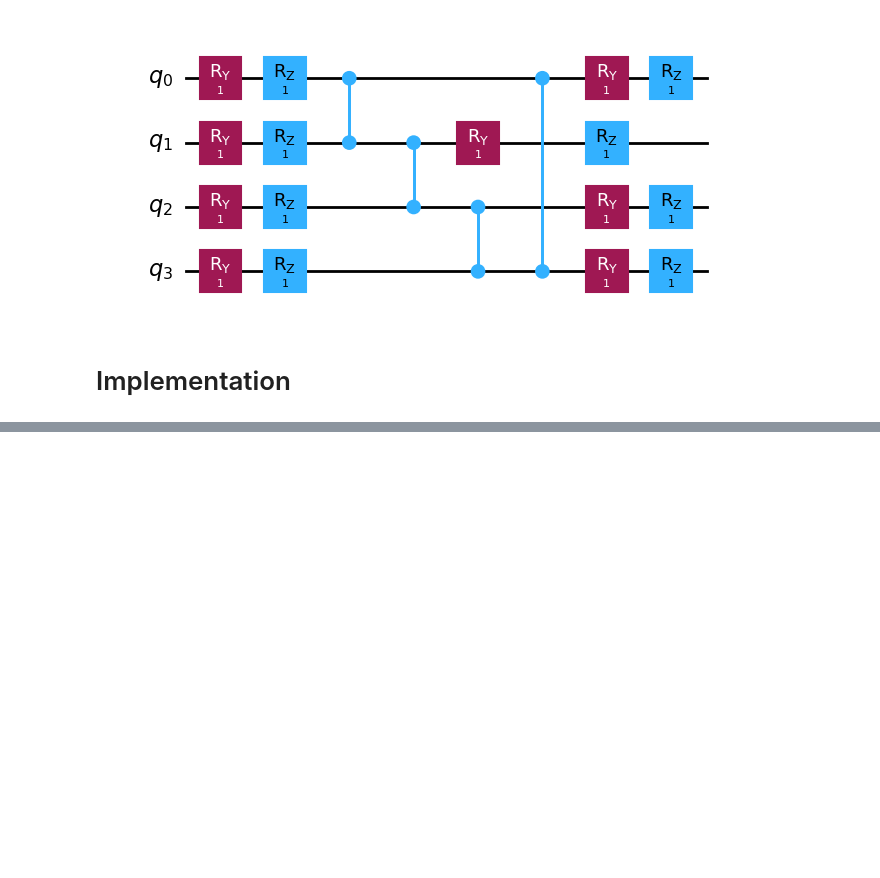
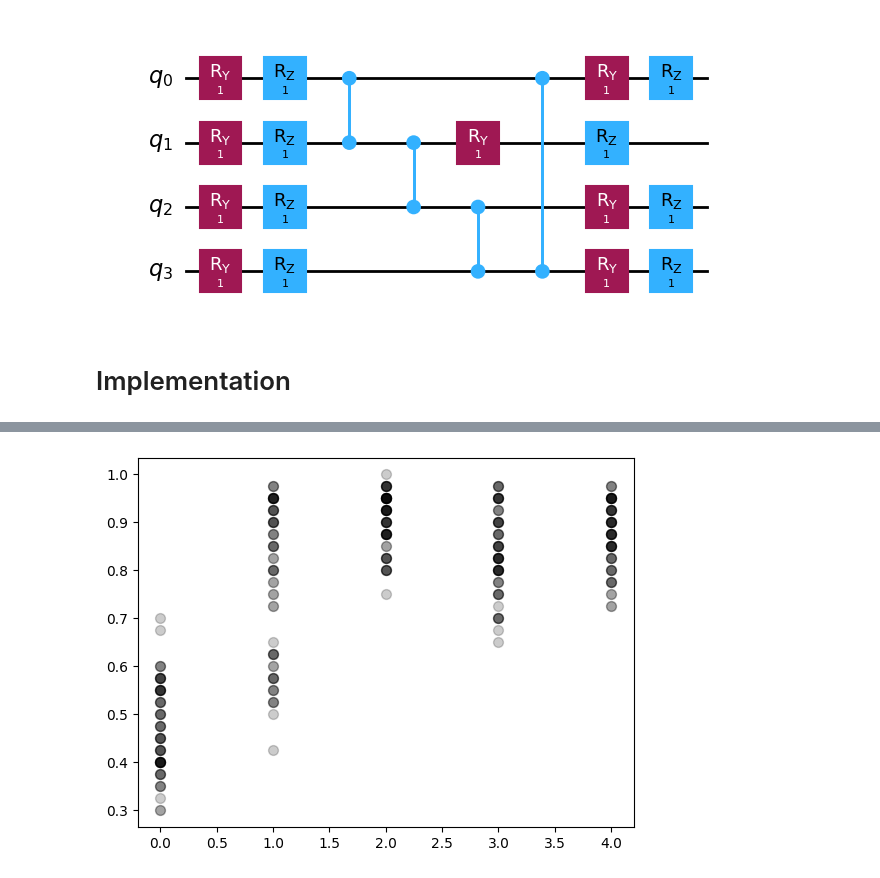
Before and after one commit to mtv47/bachelor-project, a Jupyter notebook: project.ipynb, the cells around one changed output, grey strips where cells are left out. Saved outputs shown, nothing was run; the diff lists cells and outputs as text; code cells hidden in the pictures; blank space fills up the shorter version.

```diff
--- a/project.ipynb
+++ b/project.ipynb
@@ -331,6 +336,6 @@ def classification_phase(test_features, test_labels, theta_optimal, reps_feature
 # %%
 def run_plot():
-    train_features, train_labels, test_features, test_labels = ad_hoc_data(
+    train_features, train_labels, test_features, test_labels, _ = ad_hoc_data(
         training_size=40, test_size=800, n=2, gap=0.3, one_hot=False, include_sample_total=True
     )
     train_labels = np.where(train_labels == 0, -1, 1)
@@ -339,12 +344,18 @@ def run_plot():
     success_rates = []
 
     for reps_thetas in range(5):
-        theta_optimal, loss_list = training_phase(train_features, train_labels, 2, reps_thetas)
+        theta_optimal, loss_list = training_phase(train_features, train_labels, reps_thetas)
 
         for i in range(20):
-            used_test_features = test_features[i*40:(i+1)*40]
-            used_test_labels = test_labels[i*40:(i+1)*40]
-            predict_labels, success_rate = classification_phase(used_test_features, used_test_labels, theta_optimal, 2, reps_thetas)
+            used_test_features = np.concatenate((test_features[i*20:(i+1)*20], test_features[400+i*20:400+(i+1)*20]))
+            used_test_labels = np.concatenate((test_labels[i*20:(i+1)*20], test_labels[400+i*20:400+(i+1)*20]))
+
+
+            predict_labels, success_rate = classification_phase(used_test_features, used_test_labels, theta_optimal, reps_thetas)
             success_rates.append(success_rate)
+            print("Success rate for ", reps_thetas, " is ", success_rate)
 
     return success_rates
+# %%
+print("First dataset")
+success_rates_1 = run_plot()
@@ -350,0 +380,3 @@ def run_plot():
+# %%
+print("Second dataset")
+success_rates_2 = run_plot()
@@ -350,0 +401,3 @@ def run_plot():
+# %%
+print("Third dataset")
+success_rates_3 = run_plot()
@@ -350,0 +439,21 @@ def run_plot():
+# %%
+succes_rates_layer_0 = success_rates_1[:20] + success_rates_2[:20] + success_rates_3[:20]
+succes_rates_layer_1 = success_rates_1[20:40] + success_rates_2[20:40] + success_rates_3[20:40]
+succes_rates_layer_2 = success_rates_1[40:60] + success_rates_2[40:60] + success_rates_3[40:60]
+succes_rates_layer_3 = success_rates_1[60:80] + success_rates_2[60:80] + success_rates_3[60:80]
+succes_rates_layer_4 = success_rates_1[80:] + success_rates_2[80:] + success_rates_3[80:]
+
+layer_0 = [0] * 20 * 3
+layer_1 = [1] * 20 * 3
+layer_2 = [2] * 20 * 3
+layer_3 = [3] * 20 * 3
+layer_4 = [4] * 20 * 3
+
+plt.scatter(layer_0, succes_rates_layer_0, alpha=0.2, s=50, c='black')
+plt.scatter(layer_1, succes_rates_layer_1, alpha=0.2, s=50, c='black')
+plt.scatter(layer_2, succes_rates_layer_2, alpha=0.2, s=50, c='black')
+plt.scatter(layer_3, succes_rates_layer_3, alpha=0.2, s=50, c='black')
+plt.scatter(layer_4, succes_rates_layer_4, alpha=0.2, s=50, c='black')
+plt.show()
+# %% [output]
+[figure, added]
```
Also changed, not shown: parts of 17 cells of this notebook, 2 other files.
